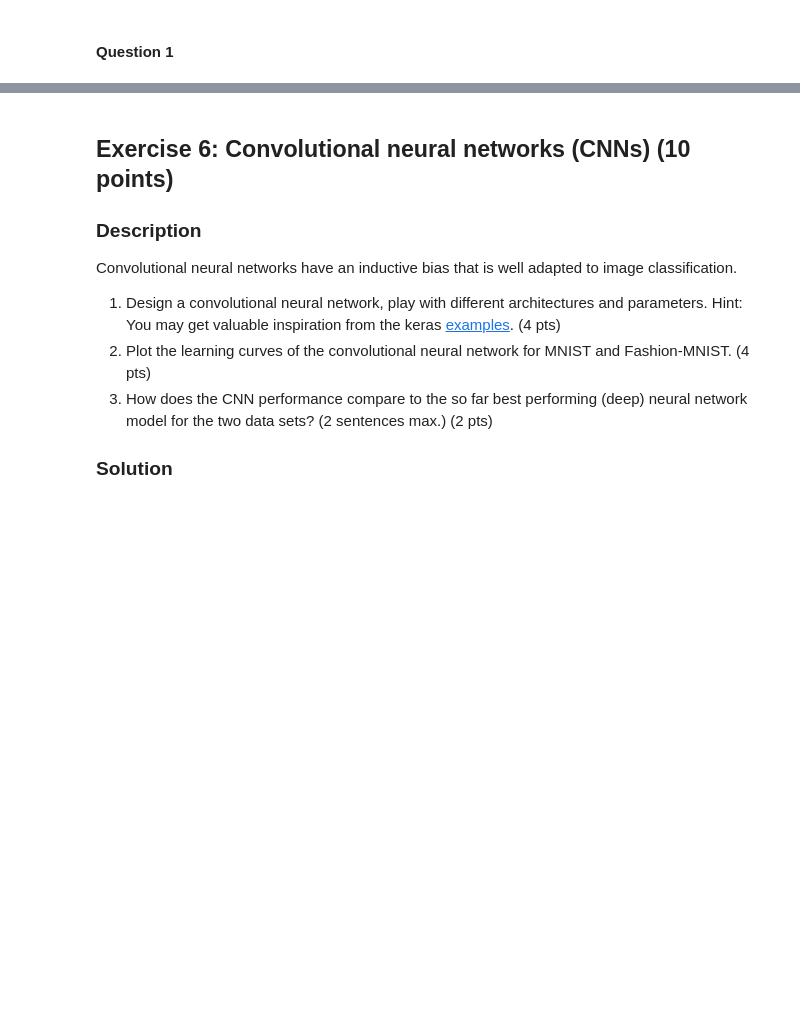
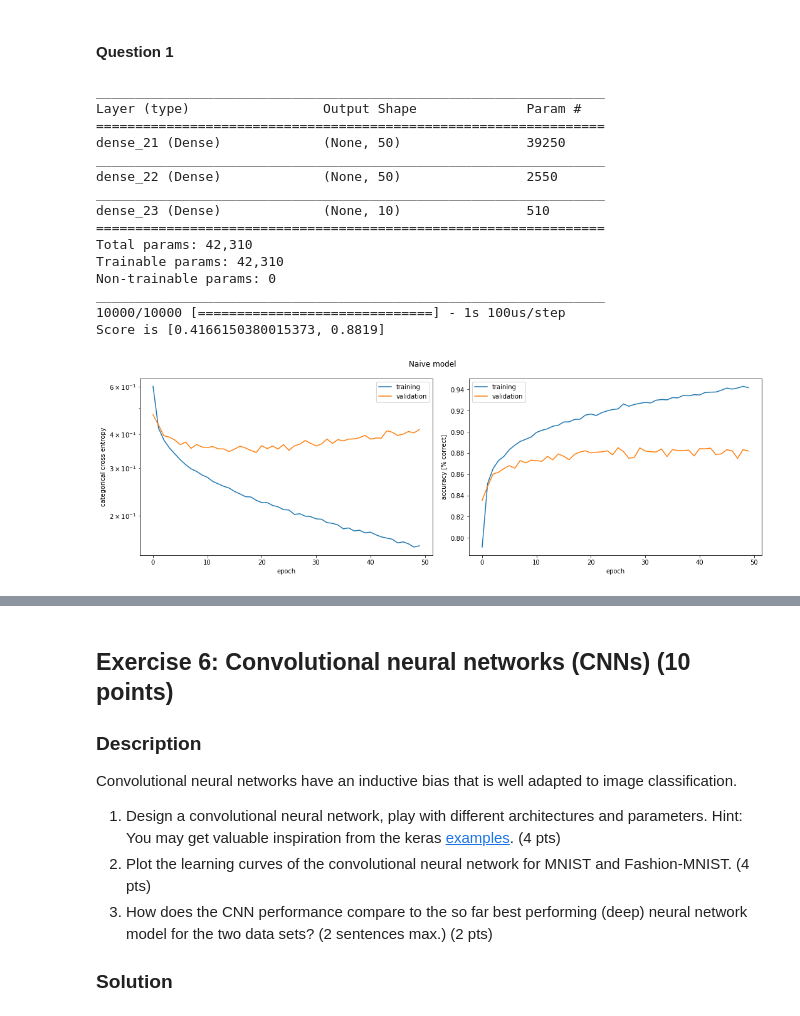
Before and after one commit to Battleman/ANN, a Jupyter notebook: miniproject1.ipynb, the cells around one changed output, grey strips where cells are left out. Saved outputs shown, nothing was run; the diff lists cells and outputs as text; code cells hidden in the pictures; blank space fills up the shorter version.

```diff
--- a/miniproject1.ipynb
+++ b/miniproject1.ipynb
@@ -502,3 +597,48 @@ Adding hidden layers to a deep network does not necessarily lead to a straight-f
 ### Solution
 # %% [markdown]
 #### Question 1
+# %%
+def naive():
+    model = Sequential()
+    model.add(Dense(50,activation='relu',input_shape=(784,)))
+    model.add(Dense(50,activation='relu'))
+    model.add(Dense(10,activation='softmax'))
+    model.summary()
+    model.compile(loss='categorical_crossentropy',optimizer=Adam(),metrics=['accuracy'])
+
+    x_tr, y_tr = x_fashion_train, y_fashion_train
+    x_te, y_te = x_fashion_test, y_fashion_test
+    history = model.fit(x_tr, y_tr,
+                        batch_size=128,
+                        epochs=50,
+                        verbose=1,
+                        validation_data=(x_te, y_te))
+    return history, model
+filename = "Histories/ex5-naive.pickle"
+try:
+    with open(filename, 'rb') as f:
+        two_layers = pickle.load(f)
+except FileNotFoundError:
+    two_layers=naive()
+    with open(filename, 'wb') as f:
+        pickle.dump(two_layers, f)
+plot_history(two_layers[0], "Naive model");
+score = two_layers[1].evaluate(x_fashion_test, y_fashion_test)
+print("Score is {}".format(score))
+# %% [output]
+_________________________________________________________________
+Layer (type)                 Output Shape              Param #
+=================================================================
+dense_21 (Dense)             (None, 50)                39250
+_________________________________________________________________
+dense_22 (Dense)             (None, 50)                2550
+_________________________________________________________________
+dense_23 (Dense)             (None, 10)                510
+=================================================================
+Total params: 42,310
+Trainable params: 42,310
+Non-trainable params: 0
+_________________________________________________________________
+10000/10000 [==============================] - 1s 100us/step
+Score is [0.4166150380015373, 0.8819]
+[figure, added]
```
Also changed, not shown: parts of 30 cells of this notebook.
